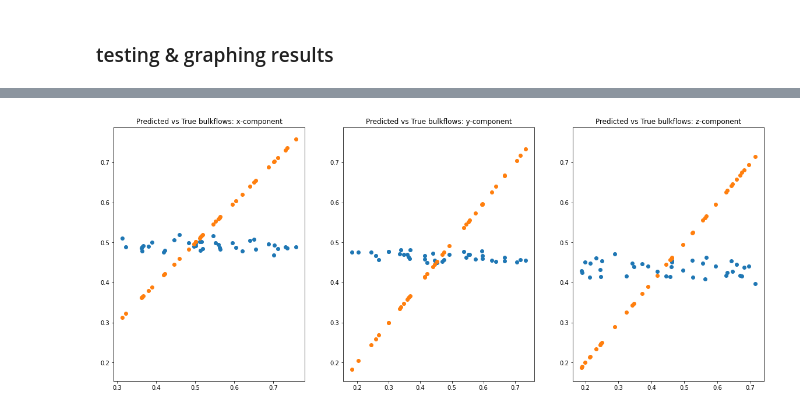
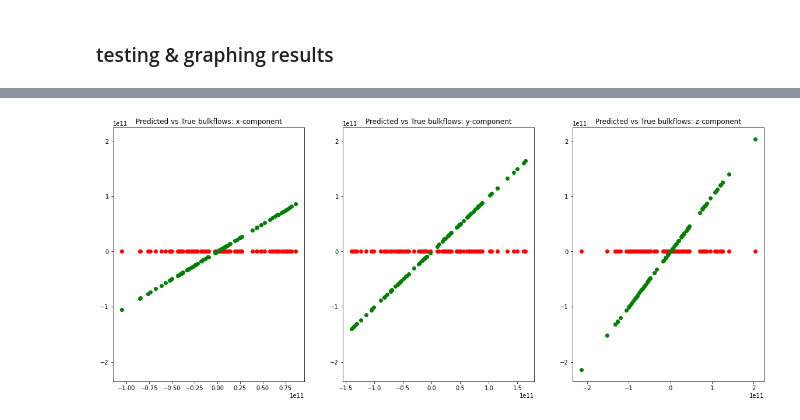
Before and after one commit to YaraAlShorman/Research-spring-22, a Jupyter notebook: Active_code/ML model for bulkflows.ipynb, the cells around one changed output, grey strips where cells are left out. Drawn from its saved outputs; the diff is of its cells as text; code cells hidden in the pictures.

Commit message:
end of day jun 6 '22
Fixed Value Error issue with data predictions.
Added figure model for magnitudes of bulkflows.
Changed around some aspects of the model with no use.

```diff
--- a/Active_code/ML model for bulkflows.ipynb
+++ b/Active_code/ML model for bulkflows.ipynb
@@ -121,13 +129,13 @@ output_train, output_test = (output_data[:floor(num_of_files * train_percent)],
 # %%
 # optimizer
 # 0.001
-optimizer = tf.keras.optimizers.Adagrad(learning_rate=0.1)
+optimizer = tf.keras.optimizers.Adam(learning_rate=1e-05)
 # optimizer = tf.keras.optimizers.SGD(learning_rate=0.00001)
 # %%
-# model creations
+# model creation
 
 model0 = tf.keras.Sequential()
-model0.add(tf.keras.layers.InputLayer(input_shape=[None, 4], ragged=True))
+model0.add(tf.keras.layers.InputLayer(input_shape=[None, 4], ragged=True, batch_size=64))
 model0.add(tf.keras.layers.LSTM(32, activation='tanh'))  # tanh is necessary to make GPU accelaration work
 model0.add(tf.keras.layers.Dense(16, activation='tanh'))
 # model0.add(tf.keras.layers.Dropout(0.3))
@@ -137,9 +145,9 @@ model0.add(tf.keras.layers.Dense(4, activation='relu'))
 # model0.add(tf.keras.layers.Dropout(0.3))
 # model0.add(tf.keras.layers.Dense(16, activation='relu'))
 # model0.add(tf.keras.layers.Dropout(0.3))
-model0.add(tf.keras.layers.Dense(3, activation='relu'))
+model0.add(tf.keras.layers.Dense(3, activation='linear'))
 
-model0.compile(loss='mean_squared_error', optimizer=optimizer, metrics=['accuracy'])
+model0.compile(loss='mean_squared_logarithmic_error', optimizer=optimizer, metrics=['accuracy'])
 # %%
 model0.summary()
 # %% [output]
@@ -163,5 +171,5 @@ Trainable params: 5,451
 Non-trainable params: 0
 _________________________________________________________________
 # %%
-a = model0.fit(input_train, output_train, epochs=40, use_multiprocessing=True, workers=1000)
+a = model0.fit(input_train, output_train, epochs=20, use_multiprocessing=True, workers=1000)
 # %% [output]
@@ -191,0 +199,4 @@ output_pred = model0.predict(input_test)
+# %%
+# recall that scaler = MinMaxScaler(), it uses the same transformer I used to scale the data initally to un-scale it
+output_pred = scaler.inverse_transform(output_pred)
+output_test = scaler.inverse_transform(output_test)
@@ -192,24 +210,27 @@ output_pred = model0.predict(input_test)
 # %%
+# GREEN is TRUE
+# RED is PREDICTED
+
 fig = plt.figure()
 fig.set_figheight(8)
 fig.set_figwidth(20)
 
 bx = fig.add_subplot(1, 3, 1)
-plt.scatter(output_test[:, 0], output_pred[:, 0])
-plt.scatter(output_test[:, 0], output_test[:, 0])
+plt.scatter(output_test[:, 0], output_pred[:, 0], color='red')
+plt.scatter(output_test[:, 0], output_test[:, 0], color='green')
 plt.title('Predicted vs True bulkflows: x-component')
 
 
 by = fig.add_subplot(1, 3, 2, sharey=bx)
-plt.scatter(output_test[:, 1], output_pred[:, 1])
-plt.scatter(output_test[:, 1], output_test[:, 1])
+plt.scatter(output_test[:, 1], output_pred[:, 1], color='red')
+plt.scatter(output_test[:, 1], output_test[:, 1], color='green')
 plt.title('Predicted vs True bulkflows: y-component')
 
 bz = fig.add_subplot(1, 3, 3, sharey=bx)
-plt.scatter(output_test[:, 2], output_pred[:, 2])
-plt.scatter(output_test[:, 2], output_test[:, 2])
+plt.scatter(output_test[:, 2], output_pred[:, 2], color='red')
+plt.scatter(output_test[:, 2], output_test[:, 2], color='green')
 plt.title('Predicted vs True bulkflows: z-component')
 
 plt.show()
 # %% [output]
-[figure, old version]
+[figure, new version]
```
Also changed, not shown: parts of 9 cells of this notebook, 2 other files.
